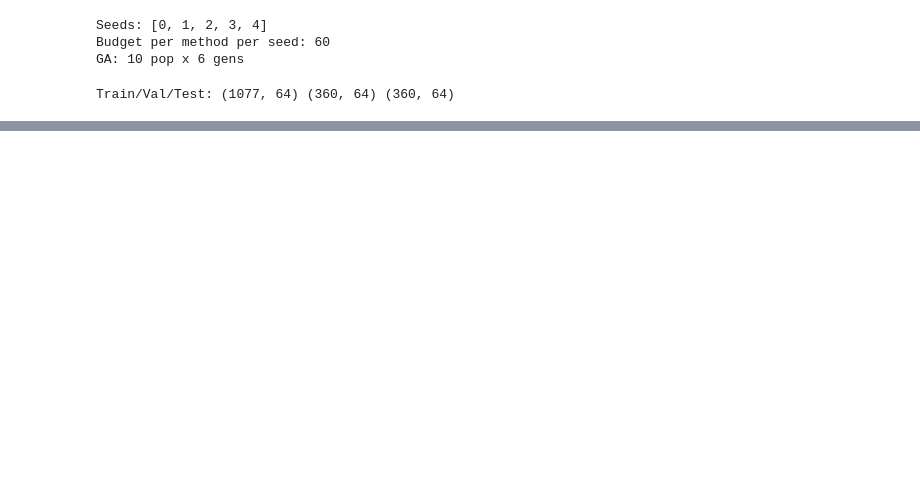
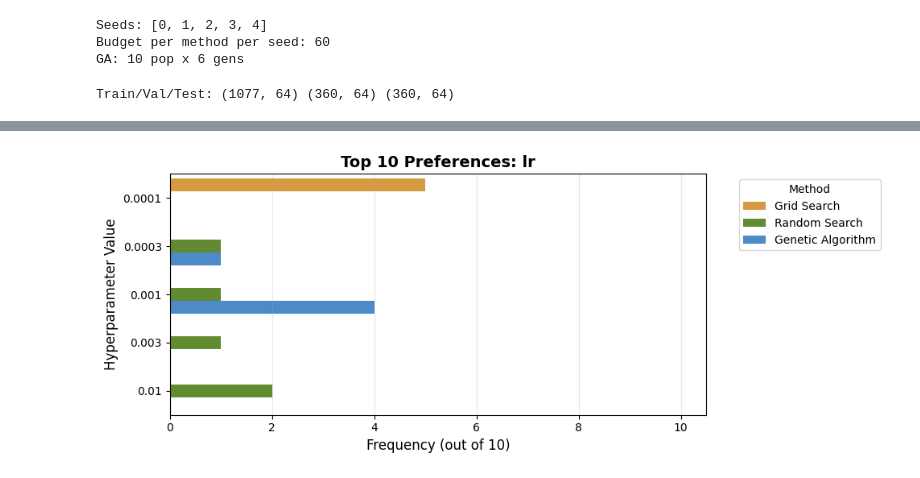
Before and after one commit to BraydenAntonelli/ga-nn-hyperparameter-optimization, a Jupyter notebook: GA_experiments.ipynb, the cells around one changed output, grey strips where cells are left out. Cells and saved outputs as stored; diff of their text form; code cells hidden in the pictures; blank space fills up the shorter version.

```diff
--- a/GA_experiments.ipynb
+++ b/GA_experiments.ipynb
@@ -485,0 +576,84 @@ best_cfg_table
+# %%
+# Cell 8 — Hyperparameter Insights
+import matplotlib.pyplot as plt
+import seaborn as sns
+import pandas as pd
+from collections import Counter
+
+# Sorting helper Function
+def sort_key(val):
+    try:
+        return float(val)
+    except ValueError:
+        return str(val)
+
+# --- Extract Top k Configurations per Method ---
+
+top_k = 10
+methods = all_rows['method'].unique()
+
+top_configs_per_method = {}
+for method in methods:
+    # Sort by best validation accuracy and take the top K
+    top_df = all_rows[all_rows['method'] == method].nlargest(top_k, 'best_val_acc')
+
+    # Parse the string format back into a dictionary
+    parsed_cfgs = []
+    for cfg_str in top_df['best_cfg']:
+        cfg_dict = {}
+        for part in cfg_str.split(', '):
+            k, v = part.split('=')
+            cfg_dict[k] = v
+        parsed_cfgs.append(cfg_dict)
+
+    top_configs_per_method[method] = parsed_cfgs
+
+# Dynamically find all hyperparameter keys used in the configurations
+sample_cfg = top_configs_per_method[methods[0]][0]
+hp_keys = list(sample_cfg.keys())
+
+# --- Generate Plot Visualizations ---
+
+for hp in hp_keys:
+    plot_data = []
+    for method in methods:
+        # Extract the hyperparameter value for each configuration
+        values = [str(cfg.get(hp, "N/A")) for cfg in top_configs_per_method[method]]
+        counts = Counter(values)
+
+        for val, count in counts.items():
+            plot_data.append({"Method": method, "Value": val, "Count": count})
+
+    df_plot = pd.DataFrame(plot_data)
+
+    # Sort values for a clean Y-axis
+    sorted_y_values = sorted(df_plot["Value"].unique(), key=sort_key)
+
+    # Create a NEW figure for each hyperparameter
+    plt.figure(figsize=(10, 4))
+
+    # Create the horizontal bar chart
+    ax = sns.barplot(
+        data=df_plot,
+        x="Count",
+        y="Value",
+        hue="Method",
+        palette=colors,
+        order=sorted_y_values
+    )
+
+    plt.title(f"Top {top_k} Preferences: {hp}", fontsize=14, fontweight='bold')
+    plt.xlabel(f"Frequency (out of {top_k})", fontsize=12)
+    plt.ylabel("Hyperparameter Value", fontsize=12)
+    plt.xlim(0, top_k + 0.5)
+
+    # Format the legend to be outside the plot so it doesn't cover the bars
+    plt.legend(title="Method", bbox_to_anchor=(1.05, 1), loc='upper left')
+
+    plt.grid(axis='x', alpha=0.3)
+    plt.tight_layout()
+
+    # Display the plot immediately before moving to the next hyperparameter
+    plt.show()
+# %% [output]
+[figure, added]
```
Also changed, not shown: parts of 6 cells of this notebook.
